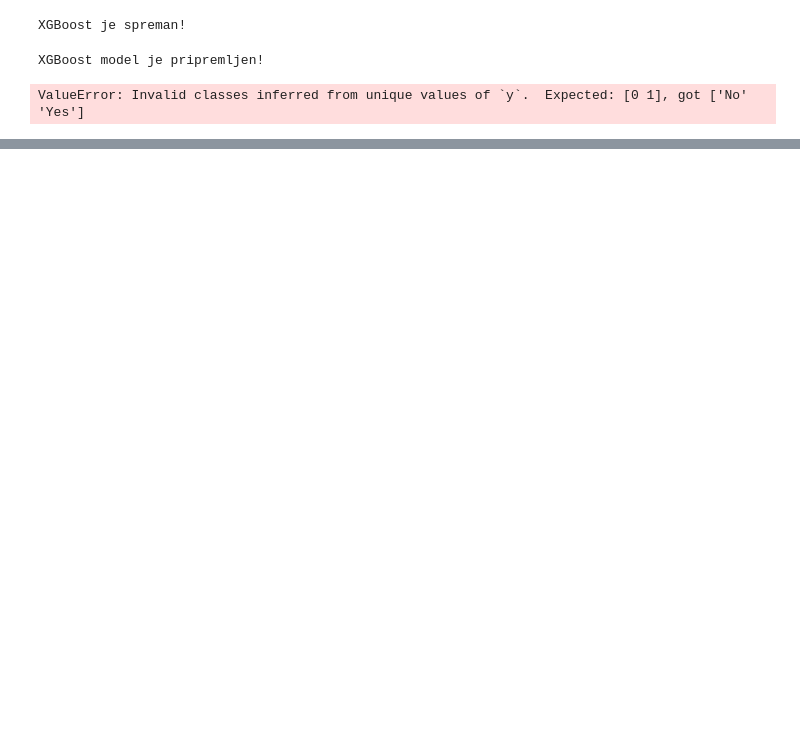
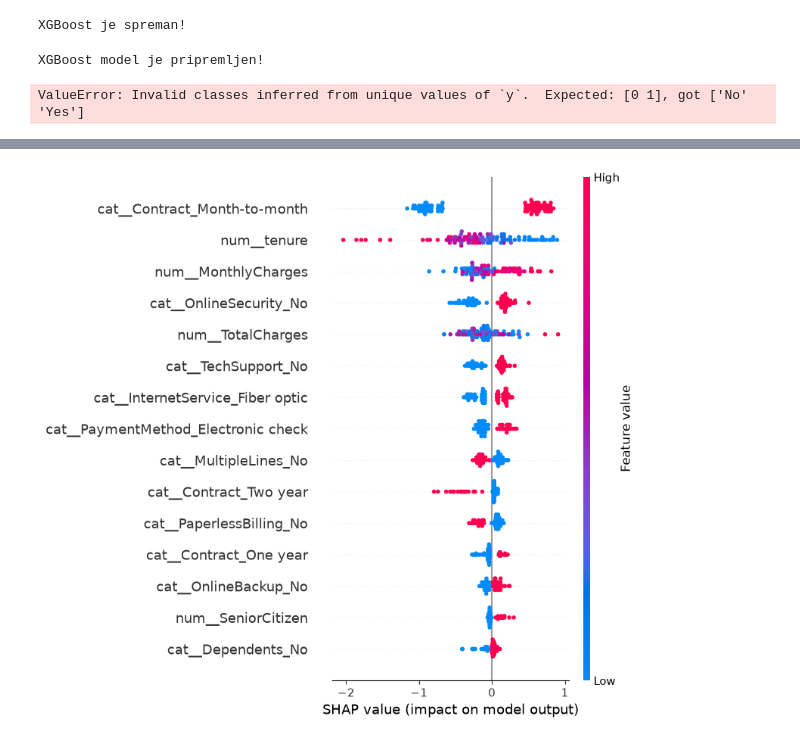
Before and after one commit to irhadTTT/RetentionIQ, a Jupyter notebook: notebooks/01_exploration.ipynb, the cells around one changed output, grey strips where cells are left out. Cells and saved outputs as stored; diff of their text form; code cells hidden in the pictures; blank space fills up the shorter version.

```diff
--- a/notebooks/01_exploration.ipynb
+++ b/notebooks/01_exploration.ipynb
@@ -1065,0 +1264,8 @@ XGBoost: XGBClassifier(base_score=None, booster=None, callbacks=None,
+# %%
+xgb_model.fit(X_train, y_train)
+
+xgb_classifier = xgb_model.named_steps["classifier"]
+
+booster = xgb_classifier.get_booster()
+
+print("Broj istreniranih stabala:", booster.num_boosted_rounds())
@@ -1065,0 +1351,21 @@ XGBoost: XGBClassifier(base_score=None, booster=None, callbacks=None,
+# %%
+import shap
+import numpy as np
+
+# Uzmi preprocessor i klasifikator iz istreniranog pipelinea
+preprocessor_fitted = xgb_model.named_steps["preprocessor"]
+xgb_classifier = xgb_model.named_steps["classifier"]
+
+# Uzmi mali uzorak podataka i transformiši ga
+X_sample = X_train.sample(n=min(100, len(X_train)), random_state=42)
+X_sample_transformed = preprocessor_fitted.transform(X_sample)
+
+# Sačuvaj nazive karakteristika
+feature_names = preprocessor_fitted.get_feature_names_out()
+
+# Izračunaj SHAP vrijednosti
+explainer = shap.TreeExplainer(xgb_classifier)
+shap_values = explainer.shap_values(X_sample_transformed)
+
+print("SHAP shape:", np.array(shap_values).shape)
+print("Broj karakteristika:", len(feature_names))
@@ -1065,0 +1418,9 @@ XGBoost: XGBClassifier(base_score=None, booster=None, callbacks=None,
+# %%
+shap.summary_plot(
+    shap_values,
+    X_sample_transformed,
+    feature_names=feature_names,
+    max_display=15
+)
+# %% [output]
+[figure, added]
```
Also changed, not shown: parts of 90 cells of this notebook, 6 other files.
